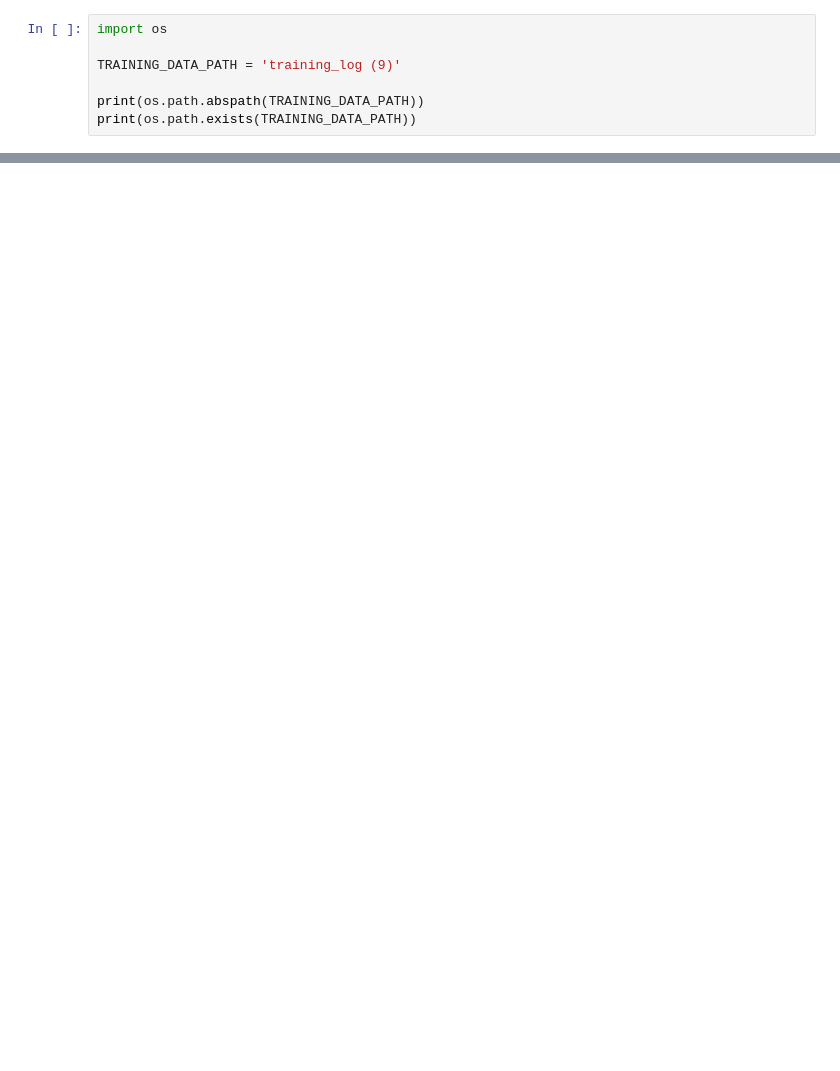
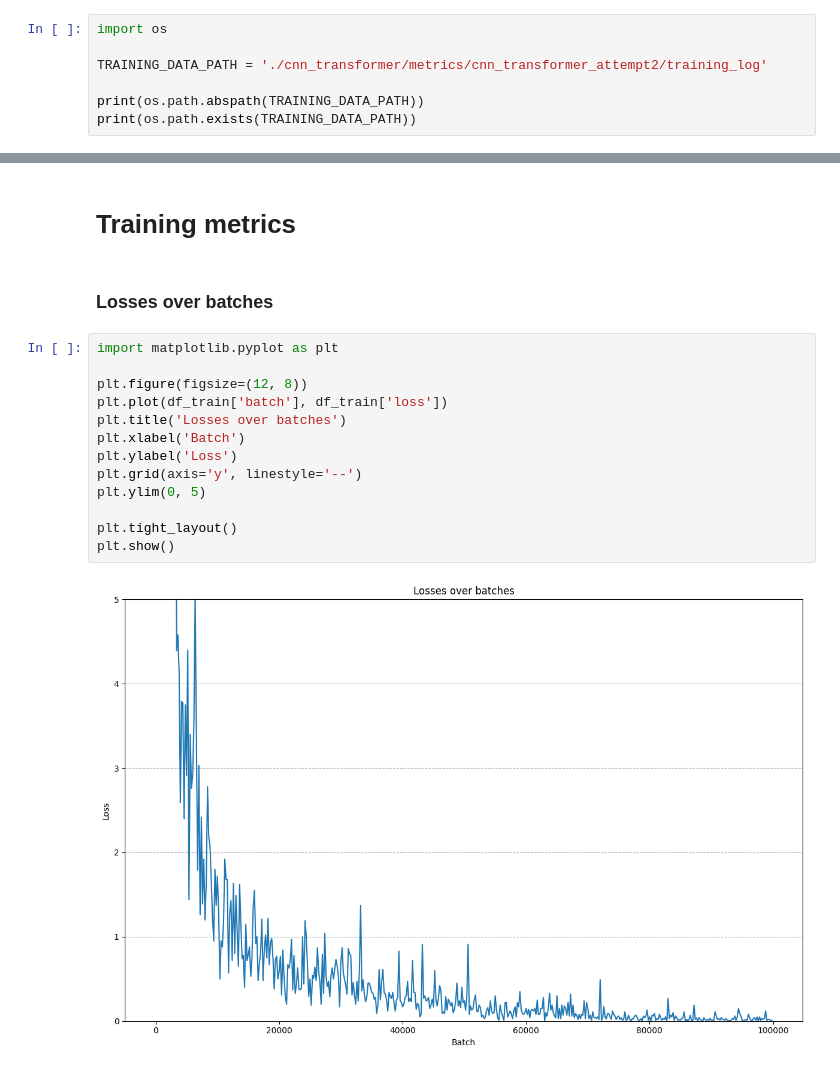
Before and after one commit to chengharv-pen/comp433_braintotext, a Jupyter notebook: project_files/extract.ipynb, the cells around one changed output, grey strips where cells are left out. Cells and saved outputs as stored; diff of their text form; blank space fills up the shorter version.

Commit message:
Visualizations for each model.

```diff
--- a/project_files/extract.ipynb
+++ b/project_files/extract.ipynb
@@ -1,7 +1,7 @@
 # %%
 import os
 
-TRAINING_DATA_PATH = 'training_log (9)'
+TRAINING_DATA_PATH = './cnn_transformer/metrics/cnn_transformer_attempt2/training_log'
 
 print(os.path.abspath(TRAINING_DATA_PATH))
 print(os.path.exists(TRAINING_DATA_PATH))
@@ -121,0 +122,19 @@ print(df_val)
+# %% [markdown]
+# Training metrics
+# %% [markdown]
+### Losses over batches
+# %%
+import matplotlib.pyplot as plt
+
+plt.figure(figsize=(12, 8))
+plt.plot(df_train['batch'], df_train['loss'])
+plt.title('Losses over batches')
+plt.xlabel('Batch')
+plt.ylabel('Loss')
+plt.grid(axis='y', linestyle='--')
+plt.ylim(0, 5)
+
+plt.tight_layout()
+plt.show()
+# %% [output]
+[figure, added]
```
Also changed, not shown: parts of 17 cells of this notebook, 21 other files.
